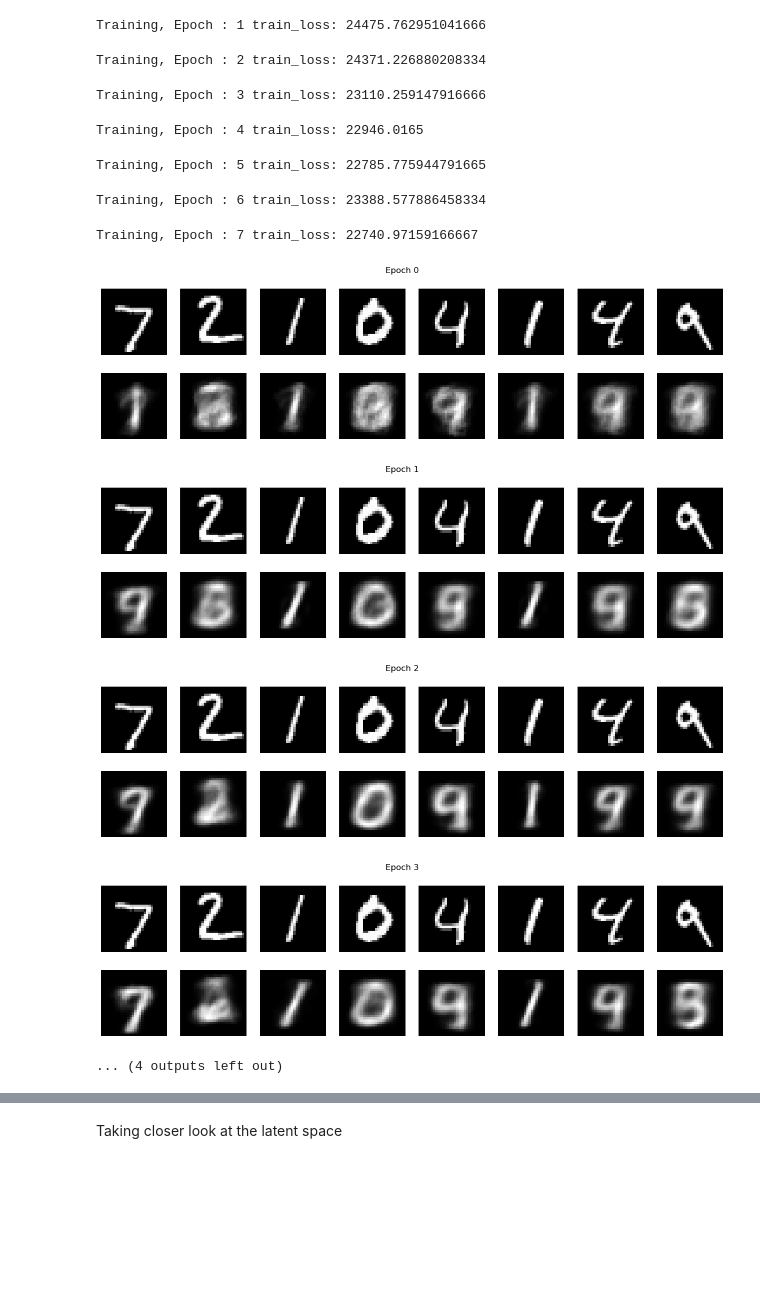
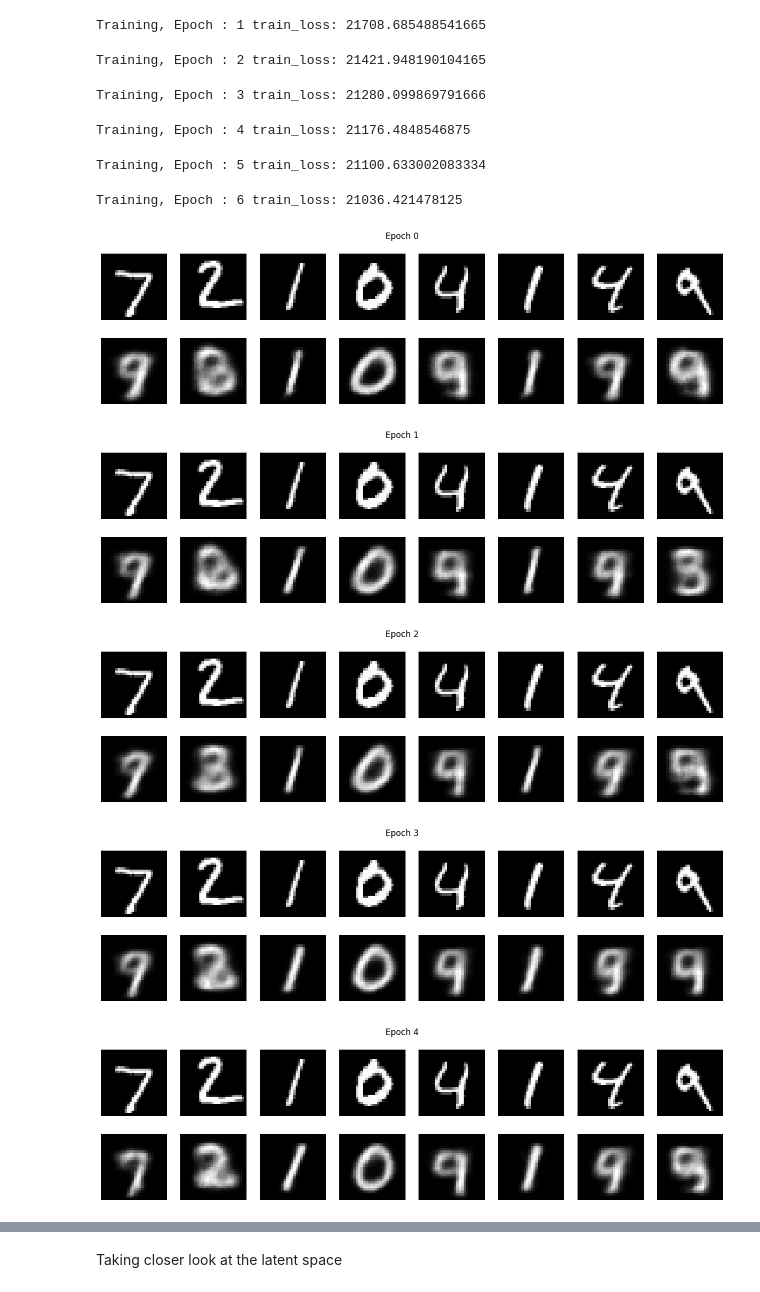
Before and after one commit to JRogul/MachineLearning, a Jupyter notebook: computer_vision/auteencoders/src/variational_autoencoders.ipynb, the cells around one changed output, grey strips where cells are left out. Drawn from its saved outputs; the diff is of its cells as text; code cells hidden in the pictures; blank space fills up the shorter version.

```diff
--- a/computer_vision/auteencoders/src/variational_autoencoders.ipynb
+++ b/computer_vision/auteencoders/src/variational_autoencoders.ipynb
@@ -10,14 +14,13 @@ import matplotlib.pyplot as plt
 # %%
 train_dataloader, val_dataloader, test_dataloader = return_dataloaders(128, 128,8)
-model =VariationalAutoEncoder()
-#device = ('cuda' if torch.cuda.is_available() else 'cpu')
-device = 'cpu'
+model =VariationalCNNAutoEncoder()
+device = ('cuda' if torch.cuda.is_available() else 'cpu')
 # %%
 def train(model, dataloader, criterion, opt, epoch, device=device):
   model.train()
   epoch_loss = 0.0
   for image, _ in tq.tqdm(dataloader):
-    image = image.to(device).view(-1, 784)
+    image = image.to(device)#.view(-1, 784)
     output, mu, sigma  = model(image)
     reconst_loss = criterion(output, image)
     kl_div = - torch.sum(1 + torch.log(sigma.pow(2)) - mu.pow(2) - sigma.pow(2))
@@ -45,20 +48,20 @@ def plot_results(model, dataloader, epoch,num_images=8):
     plt.axis('off')
 
     fig.add_subplot(rows, columns, i + 1 + num_images)
-    inp = img[i].to(device).view(-1, 784)
 
-    out, _, __ = model(inp)
+    inp = img[i].to(device)#.view(-1, 784)
+    out, _, __ = model(inp.unsqueeze(0))
     out = out.reshape(28,28).detach().cpu().numpy()
     plt.imshow(out, cmap='gist_gray')
     plt.axis('off')
 # %%
 model.to(device)
 criterion = nn.BCELoss(reduction="sum")
-lr = 0.005
+lr = 0.002
 optimizer = torch.optim.Adam(model.parameters(), lr=lr, weight_decay=1e-3)
 scheduler = torch.optim.lr_scheduler.StepLR(optimizer, step_size=1, gamma=0.4)
 # %%
-NUM_EPOCHS = 8
+NUM_EPOCHS = 7
 for epoch in range(NUM_EPOCHS):
   model = train(model, train_dataloader, criterion, optimizer, epoch)
   plot_results(model, test_dataloader, epoch)
@@ -67,12 +70,11 @@ Training, Epoch : 0 train_loss: 24804.428209375
-Training, Epoch : 1 train_loss: 24475.762951041666
+Training, Epoch : 1 train_loss: 21708.685488541665
-Training, Epoch : 2 train_loss: 24371.226880208334
+Training, Epoch : 2 train_loss: 21421.948190104165
-Training, Epoch : 3 train_loss: 23110.259147916666
+Training, Epoch : 3 train_loss: 21280.099869791666
-Training, Epoch : 4 train_loss: 22946.0165
+Training, Epoch : 4 train_loss: 21176.4848546875
-Training, Epoch : 5 train_loss: 22785.775944791665
+Training, Epoch : 5 train_loss: 21100.633002083334
-Training, Epoch : 6 train_loss: 23388.577886458334
+Training, Epoch : 6 train_loss: 21036.421478125
-Training, Epoch : 7 train_loss: 22740.97159166667
-[figure, old version]
+[figure, new version]
-[figure, old version]
+[figure, new version]
-[figure, old version]
+[figure, new version]
-[figure, old version]
+[figure, new version]
-... (4 outputs left out)
+[figure, added]
```
Also changed, not shown: parts of 7 cells of this notebook, 4 other files.
